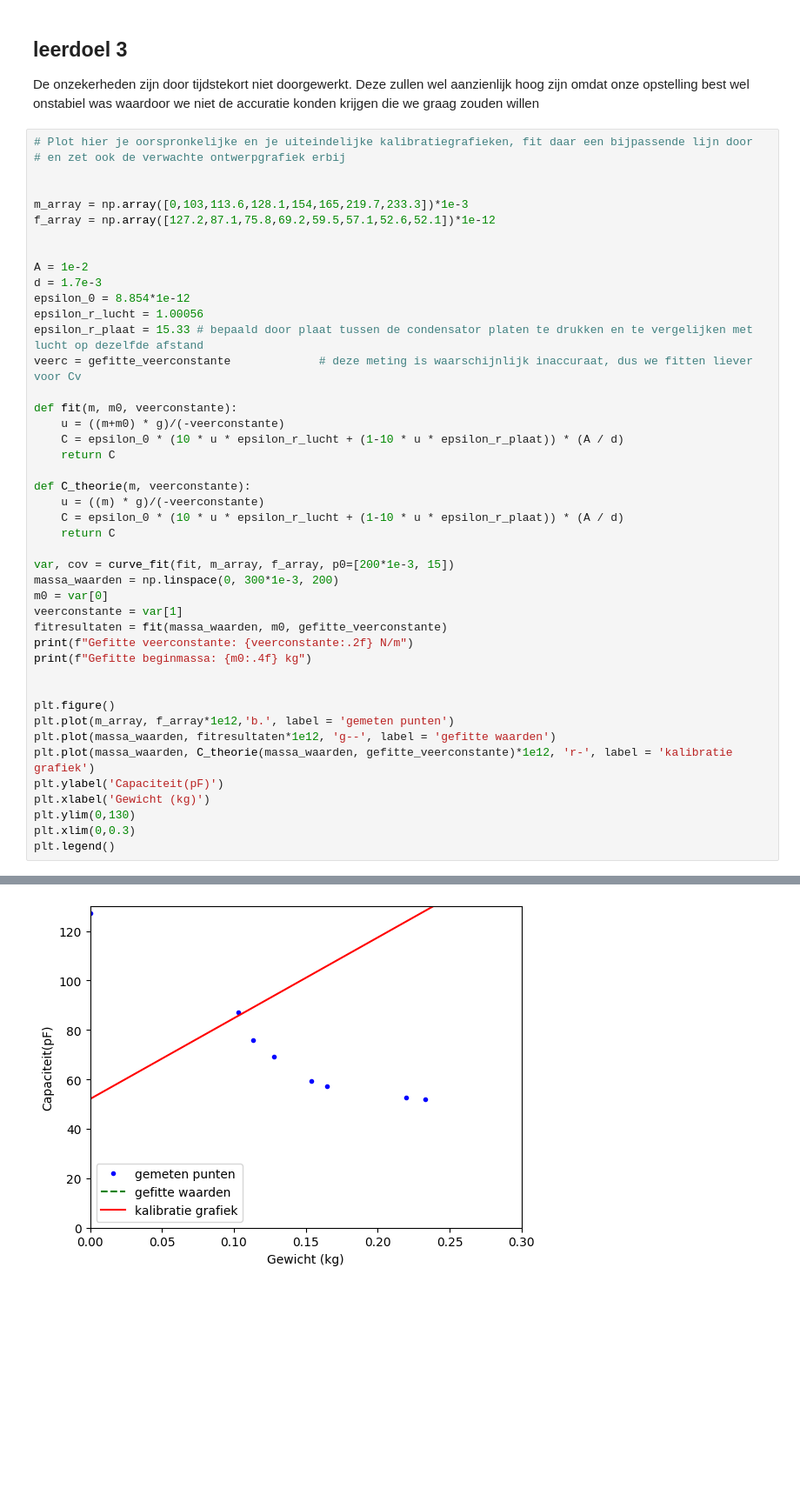
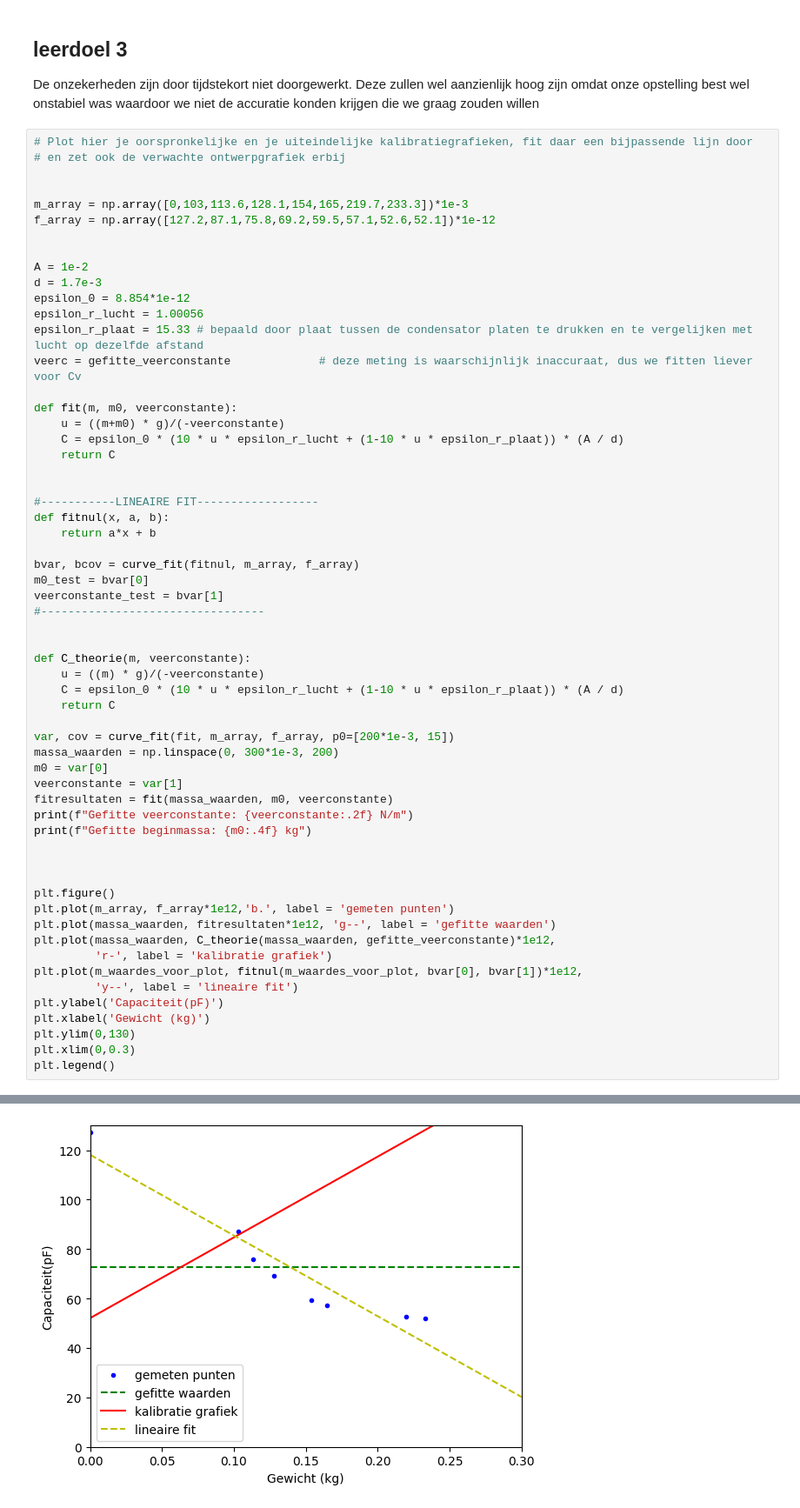
Before and after one commit to Rune-TuDelft/opdrachten-DEF-D, a Jupyter notebook: FysiekeOntwerpopdrachten/2OntwerpEenSensorCondensator/DEFOntwerpopdracht2OntwerpEenSensorInvulTemplate.ipynb, the cells around one changed output, grey strips where cells are left out. Shown at 87% size. Saved outputs shown, nothing was run; the diff lists cells and outputs as text; blank space fills up the shorter version.

```diff
--- a/FysiekeOntwerpopdrachten/2OntwerpEenSensorCondensator/DEFOntwerpopdracht2OntwerpEenSensorInvulTemplate.ipynb
+++ b/FysiekeOntwerpopdrachten/2OntwerpEenSensorCondensator/DEFOntwerpopdracht2OntwerpEenSensorInvulTemplate.ipynb
@@ -349,33 +349,48 @@ veerc = gefitte_veerconstante             # deze meting is waarschijnlijk inaccu
 def fit(m, m0, veerconstante):
     u = ((m+m0) * g)/(-veerconstante)
     C = epsilon_0 * (10 * u * epsilon_r_lucht + (1-10 * u * epsilon_r_plaat)) * (A / d)
     return C
 
+
+#-----------LINEAIRE FIT------------------
+def fitnul(x, a, b):
+    return a*x + b
+
+bvar, bcov = curve_fit(fitnul, m_array, f_array)
+m0_test = bvar[0]
+veerconstante_test = bvar[1]
+#---------------------------------
+
+
 def C_theorie(m, veerconstante):
     u = ((m) * g)/(-veerconstante)
     C = epsilon_0 * (10 * u * epsilon_r_lucht + (1-10 * u * epsilon_r_plaat)) * (A / d)
     return C
 
 var, cov = curve_fit(fit, m_array, f_array, p0=[200*1e-3, 15])
 massa_waarden = np.linspace(0, 300*1e-3, 200)
 m0 = var[0]
 veerconstante = var[1]
-fitresultaten = fit(massa_waarden, m0, gefitte_veerconstante)
+fitresultaten = fit(massa_waarden, m0, veerconstante)
 print(f"Gefitte veerconstante: {veerconstante:.2f} N/m")
 print(f"Gefitte beginmassa: {m0:.4f} kg")
+
 
 
 plt.figure()
 plt.plot(m_array, f_array*1e12,'b.', label = 'gemeten punten')
 plt.plot(massa_waarden, fitresultaten*1e12, 'g--', label = 'gefitte waarden')
-plt.plot(massa_waarden, C_theorie(massa_waarden, gefitte_veerconstante)*1e12, 'r-', label = 'kalibratie grafiek')
+plt.plot(massa_waarden, C_theorie(massa_waarden, gefitte_veerconstante)*1e12,
+         'r-', label = 'kalibratie grafiek')
+plt.plot(m_waardes_voor_plot, fitnul(m_waardes_voor_plot, bvar[0], bvar[1])*1e12,
+         'y--', label = 'lineaire fit')
 plt.ylabel('Capaciteit(pF)')
 plt.xlabel('Gewicht (kg)')
 plt.ylim(0,130)
 plt.xlim(0,0.3)
 plt.legend()
 # %% [output]
 Gefitte veerconstante: 13998445756.18 N/m
 Gefitte beginmassa: 3917423.4076 kg
 <matplotlib.legend.Legend at 0x...>
-[figure, old version]
+[figure, new version]
```
Also changed, not shown: parts of 1 cell of this notebook.
